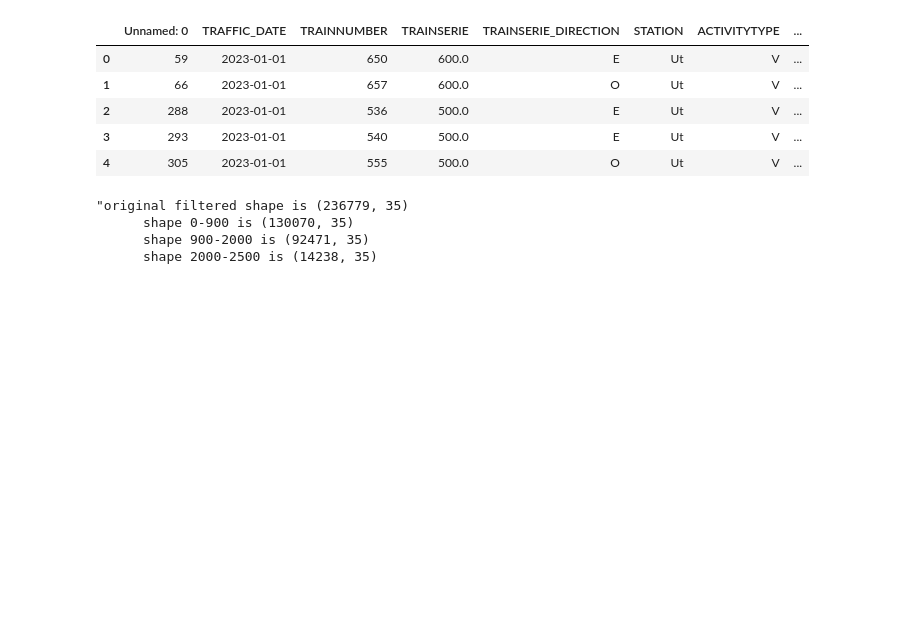
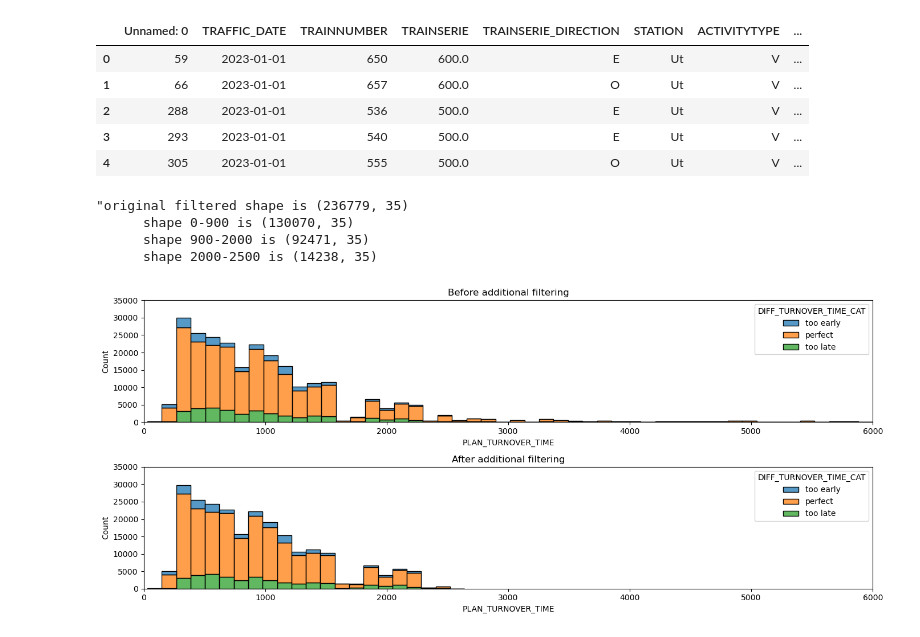
Before and after one commit to timrentenaar/NS_TURNOVER_TIMES, a Jupyter notebook: notebooks/current_preprocessing.ipynb, the cells around one changed output. Cells and saved outputs as stored; diff of their text form; code cells hidden in the pictures; blank space fills up the shorter version.

Commit message:
added some plots regarding difference after filtering more

```diff
--- a/notebooks/current_preprocessing.ipynb
+++ b/notebooks/current_preprocessing.ipynb
@@ -209,3 +211,22 @@ df_more_filtered.to_csv(file_1)
 df_0_900.to_csv(file_2)
 df_900_2000.to_csv(file_3)
 df_2000_2500.to_csv(file_4)
+# %%
+hue_order = ['too early', 'perfect', 'too late', 'past 3-minute mark']
+
+# plot difference in distribution by additional filtering
+# plt.figure(figsize=(14, 10), dpi= 100)
+fig, (ax1, ax2) = plt.subplots(2, 1, sharey=True, figsize=(14, 6), dpi= 100)
+
+sns.histplot(ax = ax1, data = df_large_clean, x = 'PLAN_TURNOVER_TIME', hue = 'DIFF_TURNOVER_TIME_CAT',bins=50, multiple='stack', hue_order = hue_order[0:3] )
+ax1.set_title('Before additional filtering')
+ax1.set_xlim(0, 6000)
+ax1.set_ylim(0, 35000)
+
+sns.histplot(ax = ax2, data = df_more_filtered, x = 'PLAN_TURNOVER_TIME', hue = 'DIFF_TURNOVER_TIME_CAT',bins=22, multiple='stack', hue_order = hue_order[0:3] )
+ax2.set_title('After additional filtering')
+ax2.set_xlim(0, 6000)
+ax2.set_ylim(0, 35000)
+plt.tight_layout()
+# %% [output]
+[figure, added]
```
Also changed, not shown: parts of 2 cells of this notebook.
